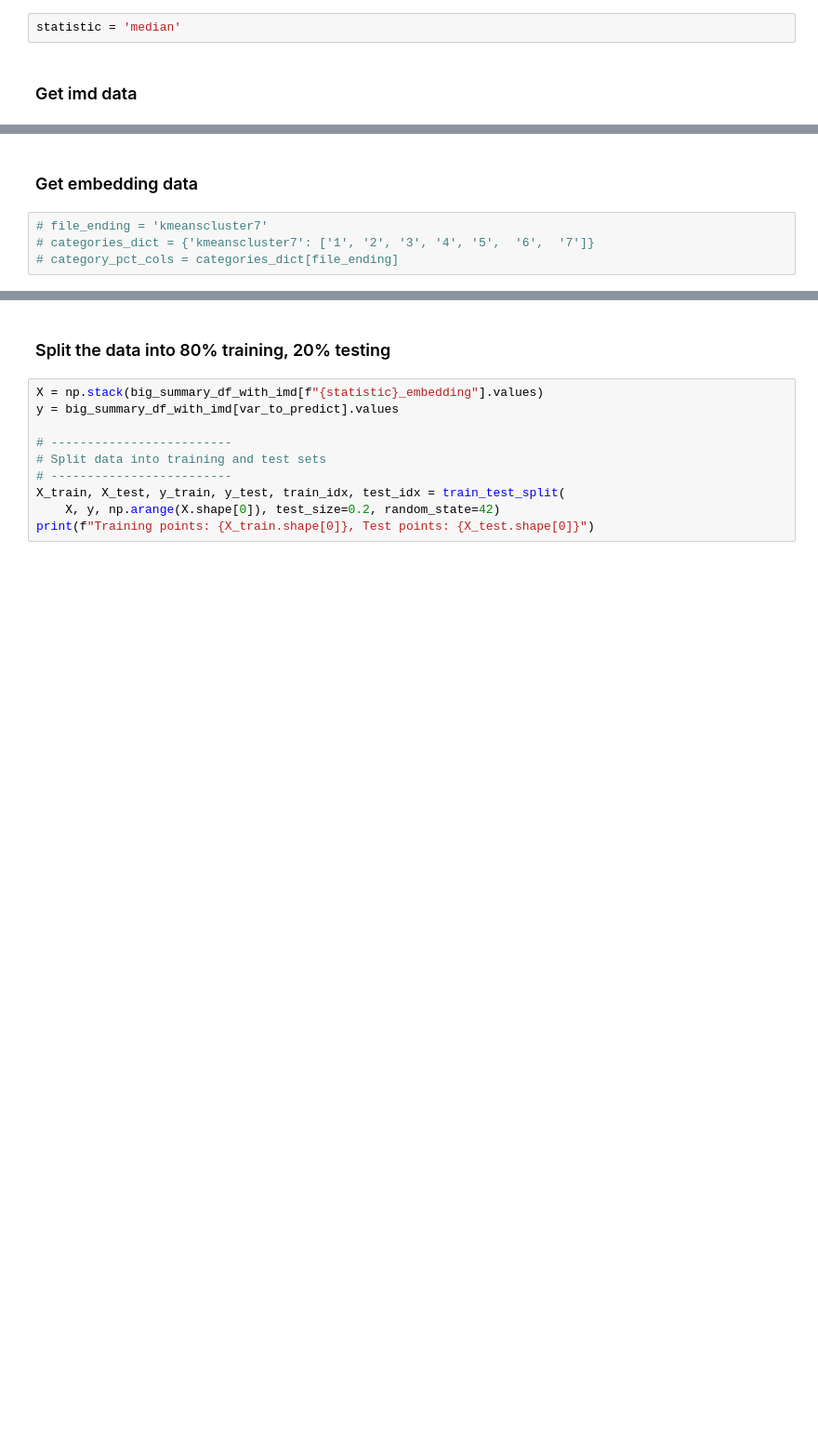
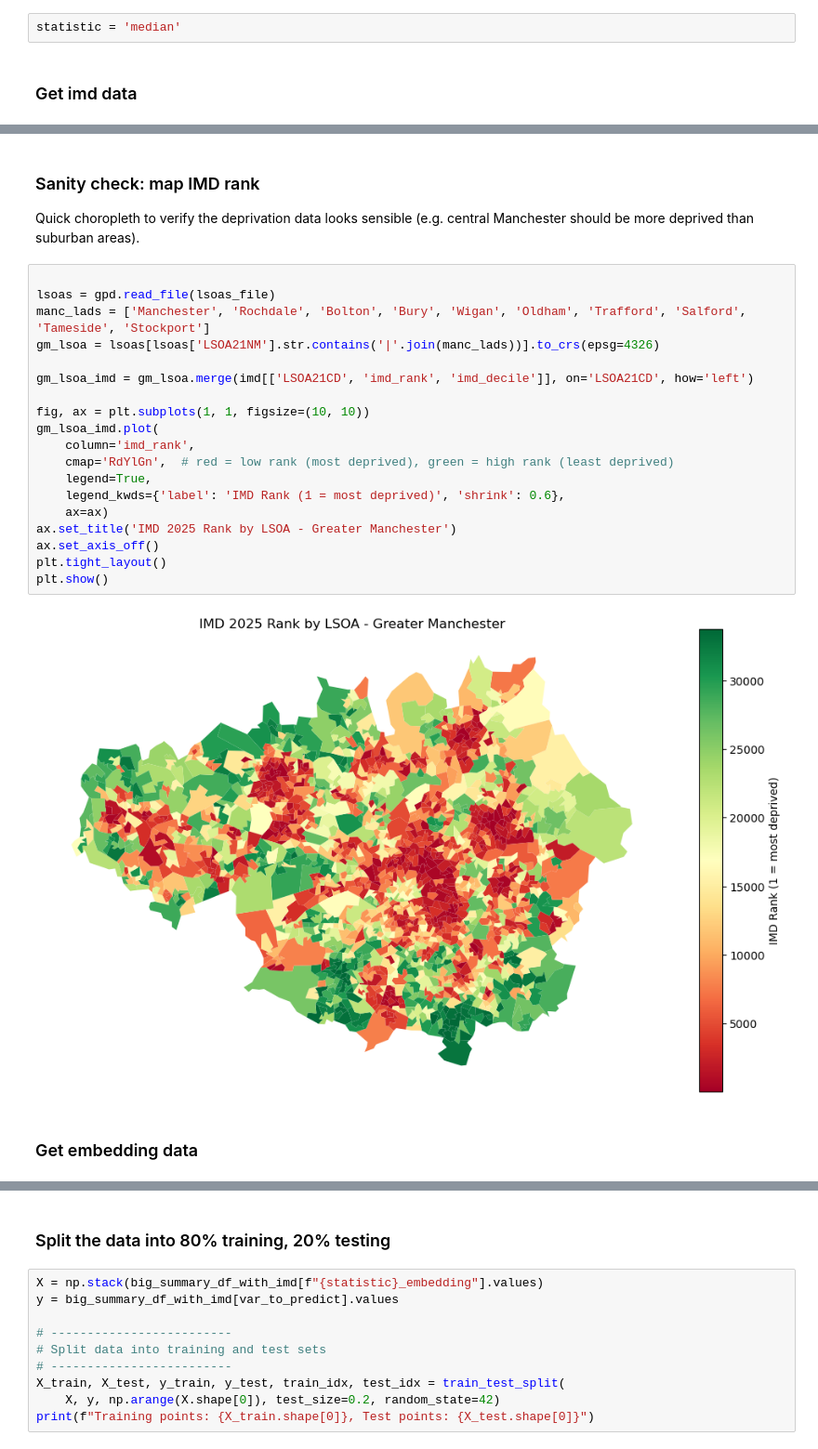
Before and after one commit to Urban-Analytics/INTEGRATE, a Jupyter notebook: llm/python/Embeddings/CLIP/WithClustering/4-RunModelsWithMedianEmbedding.ipynb, the cells around one changed output, grey strips where cells are left out. Shown at 93% size. Saved outputs shown, nothing was run; the diff lists cells and outputs as text; blank space fills up the shorter version.

```diff
--- a/llm/python/Embeddings/CLIP/WithClustering/4-RunModelsWithMedianEmbedding.ipynb
+++ b/llm/python/Embeddings/CLIP/WithClustering/4-RunModelsWithMedianEmbedding.ipynb
@@ -91,7 +101,27 @@ imd = imd.rename(columns=imd_col_map)
+# %% [markdown]
+### Sanity check: map IMD rank
+Quick choropleth to verify the deprivation data looks sensible (e.g. central Manchester should be more deprived than suburban areas).
+# %%
+
+lsoas = gpd.read_file(lsoas_file)
+manc_lads = ['Manchester', 'Rochdale', 'Bolton', 'Bury', 'Wigan', 'Oldham', 'Trafford', 'Salford', 'Tameside', 'Stockport']
+gm_lsoa = lsoas[lsoas['LSOA21NM'].str.contains('|'.join(manc_lads))].to_crs(epsg=4326)
+
+gm_lsoa_imd = gm_lsoa.merge(imd[['LSOA21CD', 'imd_rank', 'imd_decile']], on='LSOA21CD', how='left')
+
+fig, ax = plt.subplots(1, 1, figsize=(10, 10))
+gm_lsoa_imd.plot(
+    column='imd_rank',
+    cmap='RdYlGn',  # red = low rank (most deprived), green = high rank (least deprived)
+    legend=True,
+    legend_kwds={'label': 'IMD Rank (1 = most deprived)', 'shrink': 0.6},
+    ax=ax)
+ax.set_title('IMD 2025 Rank by LSOA - Greater Manchester')
+ax.set_axis_off()
+plt.tight_layout()
+plt.show()
+# %% [output]
+[figure, added]
 # %% [markdown]
 ### Get embedding data
-# %%
-# file_ending = 'kmeanscluster7'
-# categories_dict = {'kmeanscluster7': ['1', '2', '3', '4', '5',  '6',  '7']}
-# category_pct_cols = categories_dict[file_ending]
 # %%
```
Also changed, not shown: parts of 8 cells of this notebook.
